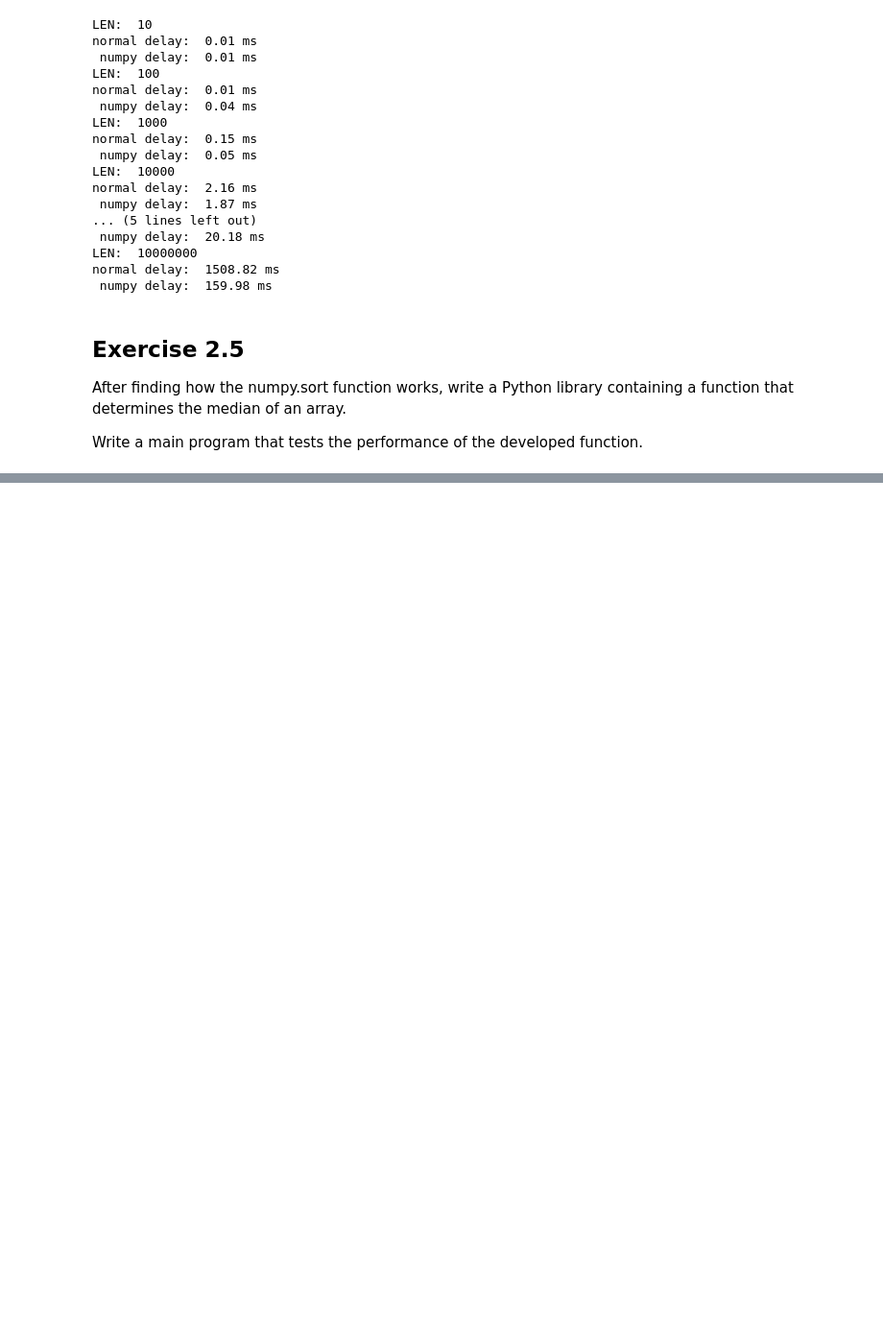
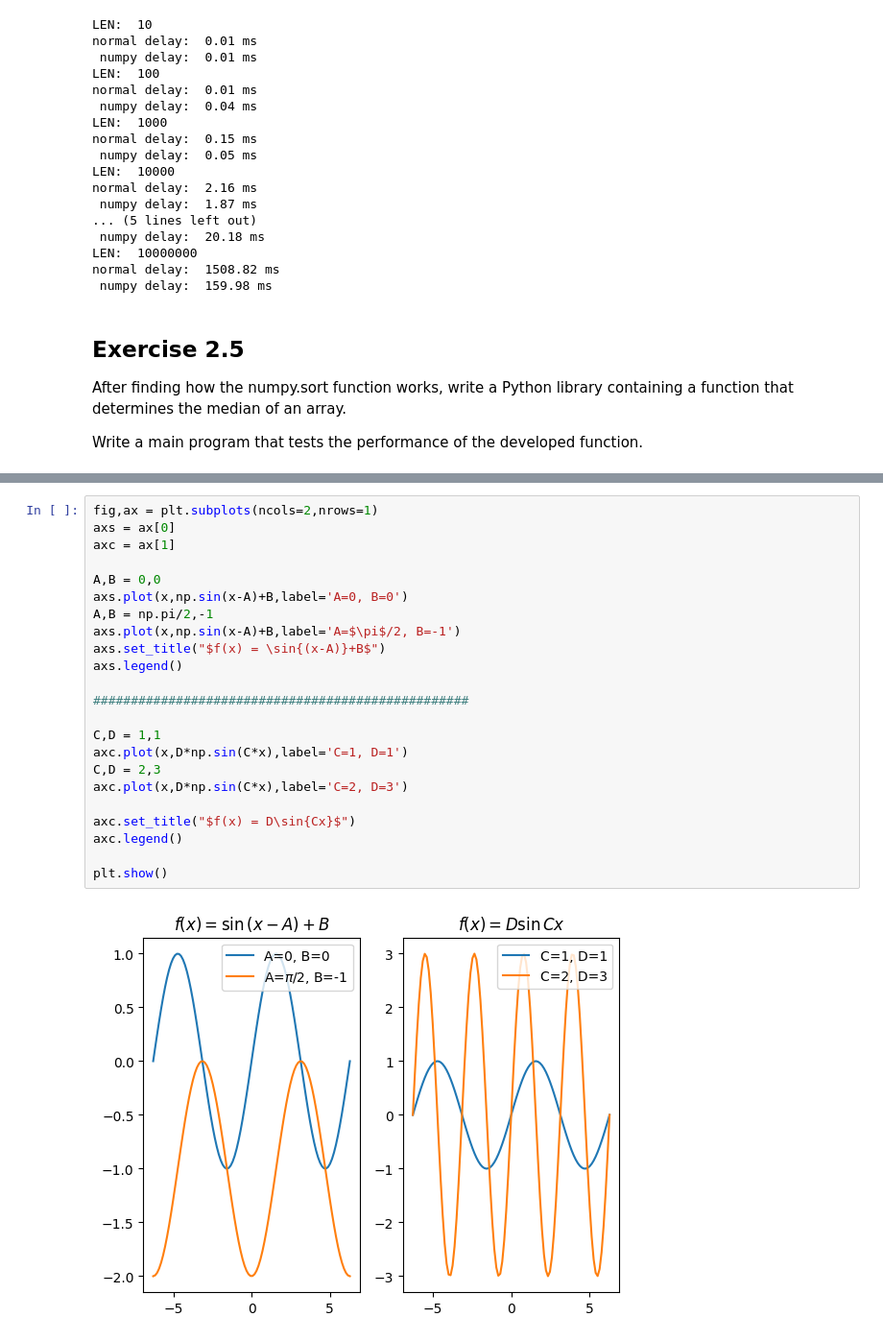
Before and after one commit to CarminatiGiovanni/LaboratorioCalcoloEStatistica, a Jupyter notebook: esercitazione_2_091023.ipynb, the cells around one changed output, grey strips where cells are left out. Shown at 96% size. Cells and saved outputs as stored; diff of their text form; blank space fills up the shorter version.

```diff
--- a/esercitazione_2_091023.ipynb
+++ b/esercitazione_2_091023.ipynb
@@ -145,0 +245,25 @@ Write a main program that tests the performance of the developed function.
+# %%
+fig,ax = plt.subplots(ncols=2,nrows=1)
+axs = ax[0]
+axc = ax[1]
+
+A,B = 0,0
+axs.plot(x,np.sin(x-A)+B,label='A=0, B=0')
+A,B = np.pi/2,-1
+axs.plot(x,np.sin(x-A)+B,label='A=$\pi$/2, B=-1')
+axs.set_title("$f(x) = \sin{(x-A)}+B$")
+axs.legend()
+
+##################################################
+
+C,D = 1,1
+axc.plot(x,D*np.sin(C*x),label='C=1, D=1')
+C,D = 2,3
+axc.plot(x,D*np.sin(C*x),label='C=2, D=3')
+
+axc.set_title("$f(x) = D\sin{Cx}$")
+axc.legend()
+
+plt.show()
+# %% [output]
+[figure, added]
```
Also changed, not shown: parts of 7 cells of this notebook.
